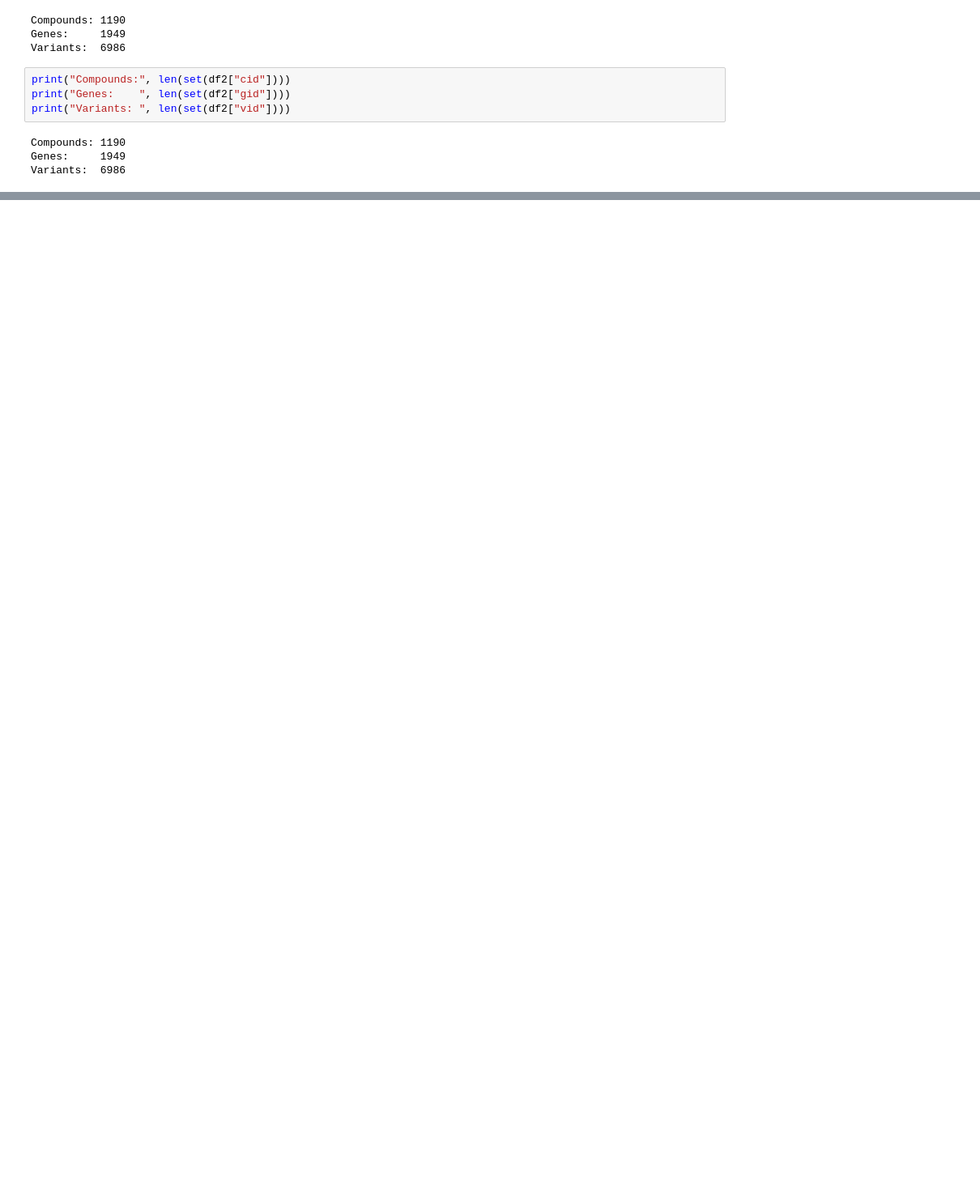
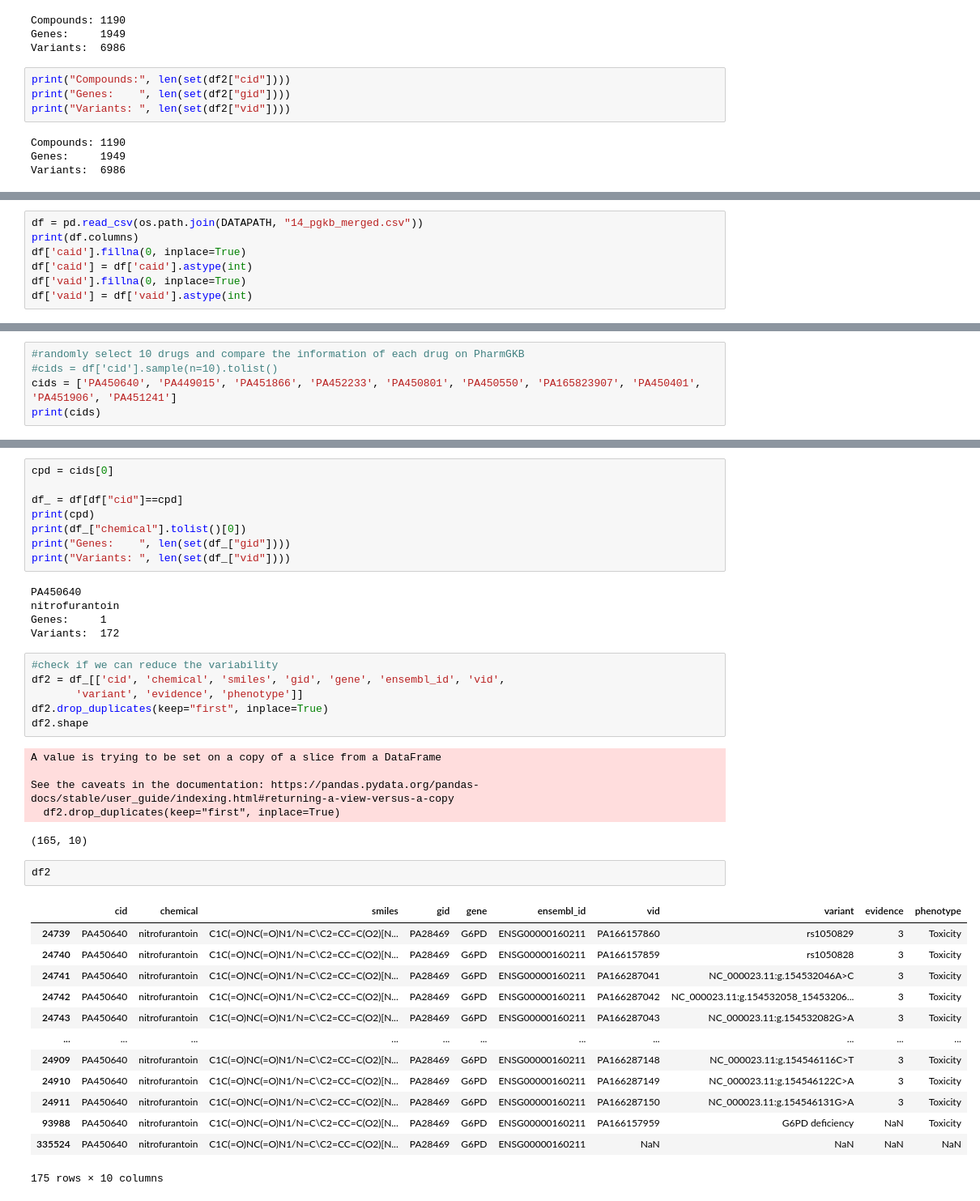
Before and after one commit to ersilia-os/pharmacogx-embeddings, a Jupyter notebook: notebooks/00_PharmGKB_DataCleaning.ipynb, the cells around one changed output, grey strips where cells are left out. Shown at 81% size. Saved outputs shown, nothing was run; the diff lists cells and outputs as text; blank space fills up the shorter version.

```diff
--- a/notebooks/00_PharmGKB_DataCleaning.ipynb
+++ b/notebooks/00_PharmGKB_DataCleaning.ipynb
@@ -312,0 +317,7 @@ Variants:  6986
+# %%
+df = pd.read_csv(os.path.join(DATAPATH, "14_pgkb_merged.csv"))
+print(df.columns)
+df['caid'].fillna(0, inplace=True)
+df['caid'] = df['caid'].astype(int)
+df['vaid'].fillna(0, inplace=True)
+df['vaid'] = df['vaid'].astype(int)
@@ -312,0 +341,5 @@ Variants:  6986
+# %%
+#randomly select 10 drugs and compare the information of each drug on PharmGKB
+#cids = df['cid'].sample(n=10).tolist()
+cids = ['PA450640', 'PA449015', 'PA451866', 'PA452233', 'PA450801', 'PA450550', 'PA165823907', 'PA450401', 'PA451906', 'PA451241']
+print(cids)
@@ -312,0 +348,41 @@ Variants:  6986
+# %%
+cpd = cids[0]
+
+df_ = df[df["cid"]==cpd]
+print(cpd)
+print(df_["chemical"].tolist()[0])
+print("Genes:    ", len(set(df_["gid"])))
+print("Variants: ", len(set(df_["vid"])))
+# %% [output]
+PA450640
+nitrofurantoin
+Genes:     1
+Variants:  172
+# %%
+#check if we can reduce the variability
+df2 = df_[['cid', 'chemical', 'smiles', 'gid', 'gene', 'ensembl_id', 'vid',
+       'variant', 'evidence', 'phenotype']]
+df2.drop_duplicates(keep="first", inplace=True)
+df2.shape
+# %% [output]
+A value is trying to be set on a copy of a slice from a DataFrame
+
+See the caveats in the documentation: https://pandas.pydata.org/pandas-docs/stable/user_guide/indexing.html#returning-a-view-versus-a-copy
+  df2.drop_duplicates(keep="first", inplace=True)
+(165, 10)
+# %%
+df2
+# %% [output]
+|  | cid | chemical | smiles | gid | gene | ensembl_id | vid | variant | evidence | phenotype |
+| 24739 | PA450640 | nitrofurantoin | C1C(=O)NC(=O)N1/N=C\C2=CC=C(O2)[N... | PA28469 | G6PD | ENSG00000160211 | PA166157860 | rs1050829 | 3 | Toxicity |
+| 24740 | PA450640 | nitrofurantoin | C1C(=O)NC(=O)N1/N=C\C2=CC=C(O2)[N... | PA28469 | G6PD | ENSG00000160211 | PA166157859 | rs1050828 | 3 | Toxicity |
+| 24741 | PA450640 | nitrofurantoin | C1C(=O)NC(=O)N1/N=C\C2=CC=C(O2)[N... | PA28469 | G6PD | ENSG00000160211 | PA166287041 | NC_000023.11:g.154532046A>C | 3 | Toxicity |
+| 24742 | PA450640 | nitrofurantoin | C1C(=O)NC(=O)N1/N=C\C2=CC=C(O2)[N... | PA28469 | G6PD | ENSG00000160211 | PA166287042 | NC_000023.11:g.154532058_15453206... | 3 | Toxicity |
+| 24743 | PA450640 | nitrofurantoin | C1C(=O)NC(=O)N1/N=C\C2=CC=C(O2)[N... | PA28469 | G6PD | ENSG00000160211 | PA166287043 | NC_000023.11:g.154532082G>A | 3 | Toxicity |
+| ... | ... | ... | ... | ... | ... | ... | ... | ... | ... | ... |
+| 24909 | PA450640 | nitrofurantoin | C1C(=O)NC(=O)N1/N=C\C2=CC=C(O2)[N... | PA28469 | G6PD | ENSG00000160211 | PA166287148 | NC_000023.11:g.154546116C>T | 3 | Toxicity |
+| 24910 | PA450640 | nitrofurantoin | C1C(=O)NC(=O)N1/N=C\C2=CC=C(O2)[N... | PA28469 | G6PD | ENSG00000160211 | PA166287149 | NC_000023.11:g.154546122C>A | 3 | Toxicity |
+| 24911 | PA450640 | nitrofurantoin | C1C(=O)NC(=O)N1/N=C\C2=CC=C(O2)[N... | PA28469 | G6PD | ENSG00000160211 | PA166287150 | NC_000023.11:g.154546131G>A | 3 | Toxicity |
+| 93988 | PA450640 | nitrofurantoin | C1C(=O)NC(=O)N1/N=C\C2=CC=C(O2)[N... | PA28469 | G6PD | ENSG00000160211 | PA166157959 | G6PD deficiency | NaN | Toxicity |
+| 335524 | PA450640 | nitrofurantoin | C1C(=O)NC(=O)N1/N=C\C2=CC=C(O2)[N... | PA28469 | G6PD | ENSG00000160211 | NaN | NaN | NaN | NaN |
+175 rows × 10 columns
```
Also changed, not shown: parts of 8 cells of this notebook, 22 other files.
